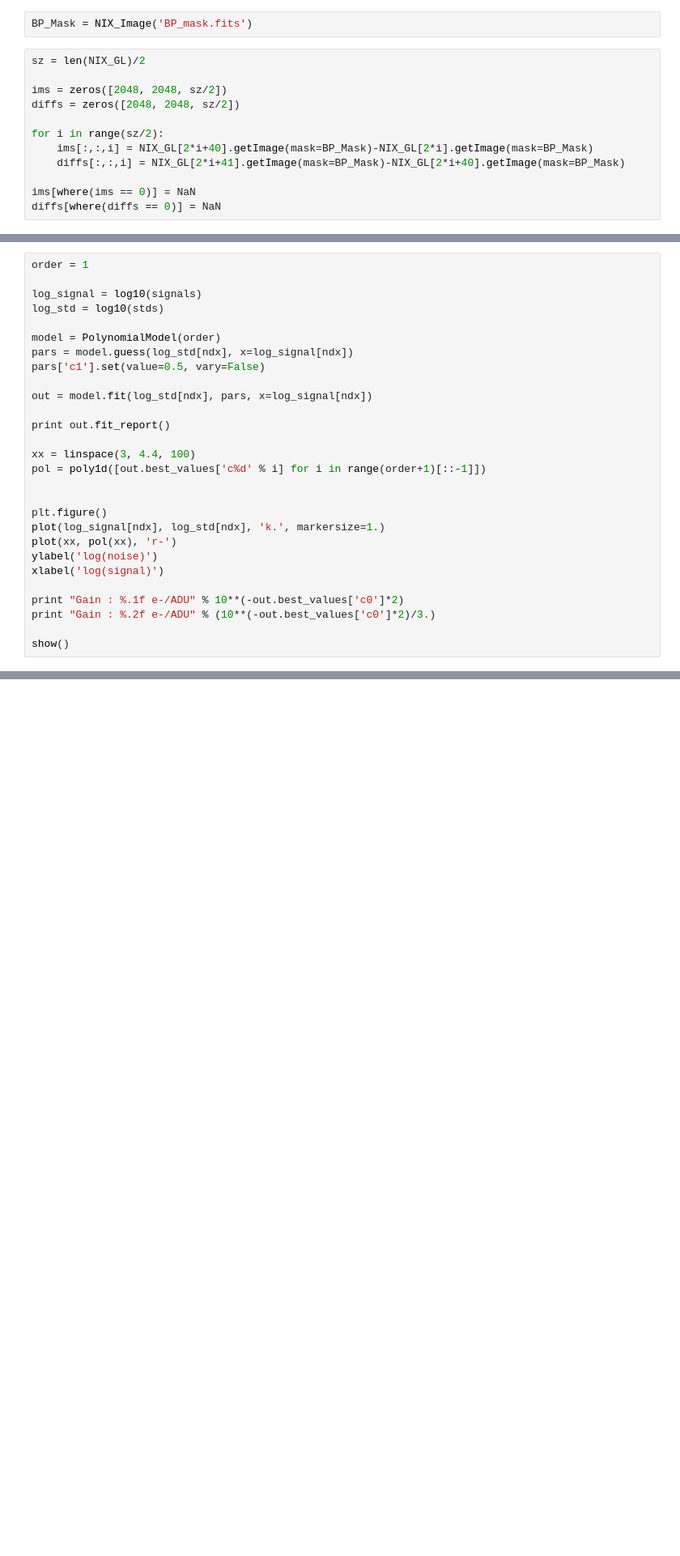
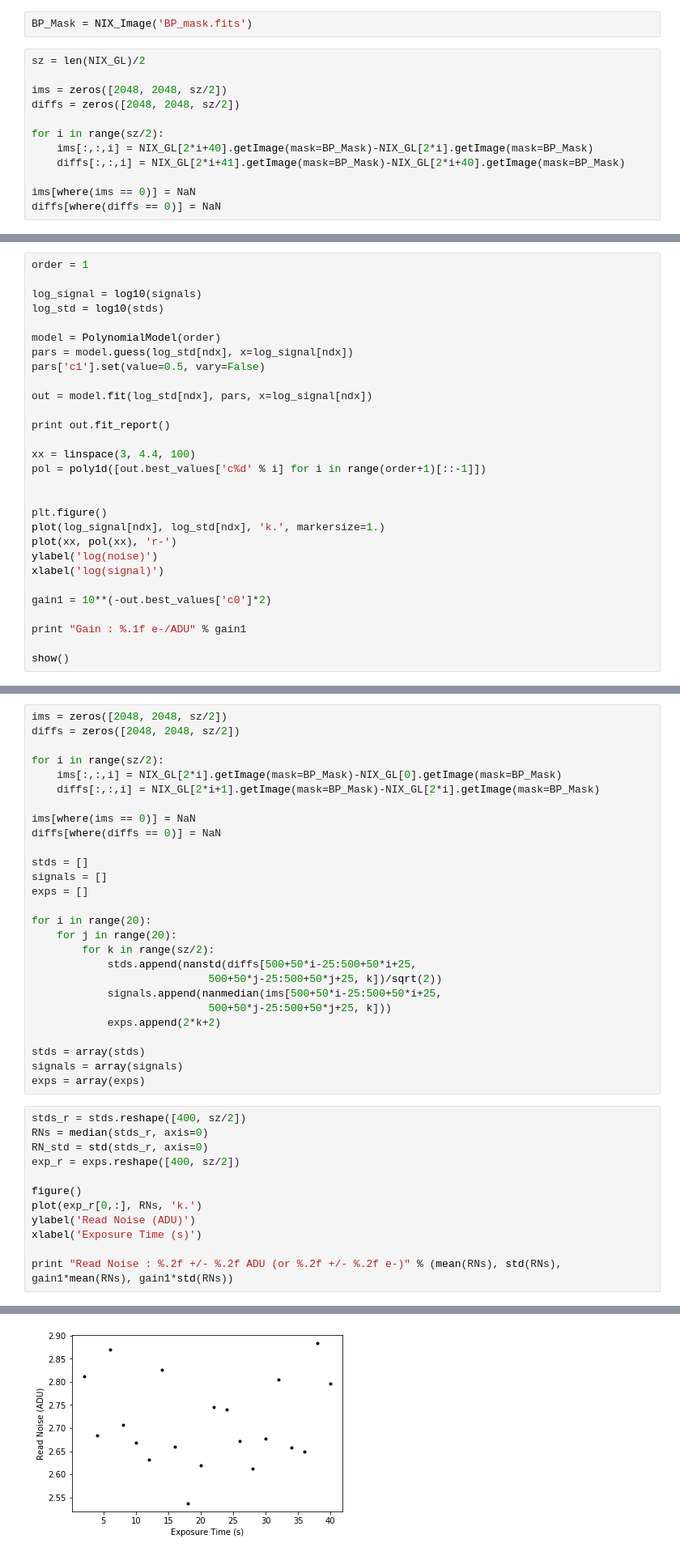
Before and after one commit to pssncp142/NIX_Testing, a Jupyter notebook: workdir/Linearity.ipynb, the cells around one changed output, grey strips where cells are left out. Shown at 81% size. Cells and saved outputs as stored; diff of their text form; blank space fills up the shorter version.

```diff
--- a/workdir/Linearity.ipynb
+++ b/workdir/Linearity.ipynb
@@ -143,8 +149,9 @@ plot(xx, pol(xx), 'r-')
 ylabel('log(noise)')
 xlabel('log(signal)')
 
-print "Gain : %.1f e-/ADU" % 10**(-out.best_values['c0']*2)
-print "Gain : %.2f e-/ADU" % (10**(-out.best_values['c0']*2)/3.)
+gain1 = 10**(-out.best_values['c0']*2)
+
+print "Gain : %.1f e-/ADU" % gain1
 
 show()
 # %% [output]
@@ -212 +218,41 @@ Gain : 5.78 e-/ADU
 [figure]
+# %%
+ims = zeros([2048, 2048, sz/2])
+diffs = zeros([2048, 2048, sz/2])
+
+for i in range(sz/2):
+    ims[:,:,i] = NIX_GL[2*i].getImage(mask=BP_Mask)-NIX_GL[0].getImage(mask=BP_Mask)
+    diffs[:,:,i] = NIX_GL[2*i+1].getImage(mask=BP_Mask)-NIX_GL[2*i].getImage(mask=BP_Mask)
+
+ims[where(ims == 0)] = NaN
+diffs[where(diffs == 0)] = NaN
+
+stds = []
+signals = []
+exps = []
+
+for i in range(20):
+    for j in range(20):
+        for k in range(sz/2):
+            stds.append(nanstd(diffs[500+50*i-25:500+50*i+25,
+                            500+50*j-25:500+50*j+25, k])/sqrt(2))
+            signals.append(nanmedian(ims[500+50*i-25:500+50*i+25,
+                            500+50*j-25:500+50*j+25, k]))
+            exps.append(2*k+2)
+
+stds = array(stds)
+signals = array(signals)
+exps = array(exps)
+# %%
+stds_r = stds.reshape([400, sz/2])
+RNs = median(stds_r, axis=0)
+RN_std = std(stds_r, axis=0)
+exp_r = exps.reshape([400, sz/2])
+
+figure()
+plot(exp_r[0,:], RNs, 'k.')
+ylabel('Read Noise (ADU)')
+xlabel('Exposure Time (s)')
+
+print "Read Noise : %.2f +/- %.2f ADU (or %.2f +/- %.2f e-)" % (mean(RNs), std(RNs), gain1*mean(RNs), gain1*std(RNs))
+# %% [output]
@@ -212,0 +260 @@ Gain : 5.78 e-/ADU
+[figure, added]
```
Also changed, not shown: parts of 6 cells of this notebook, 3 other files.
